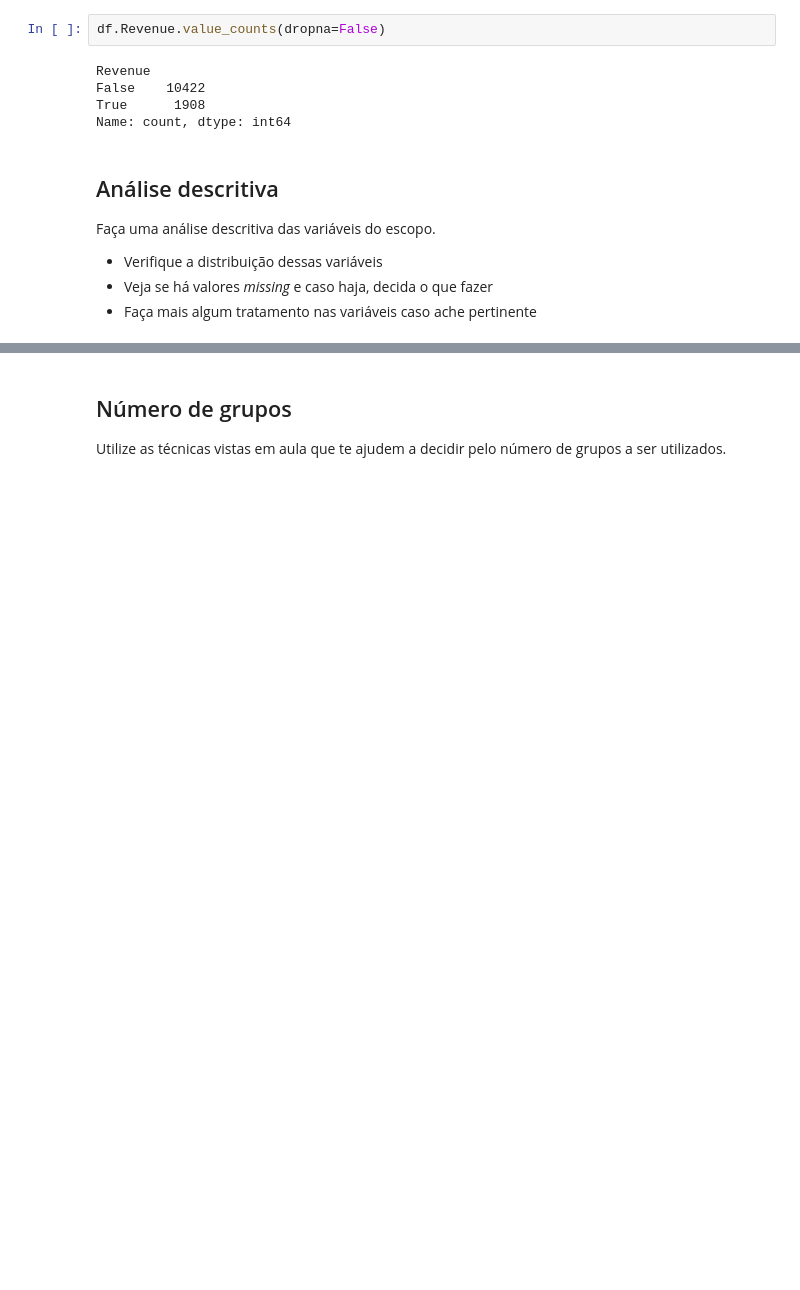
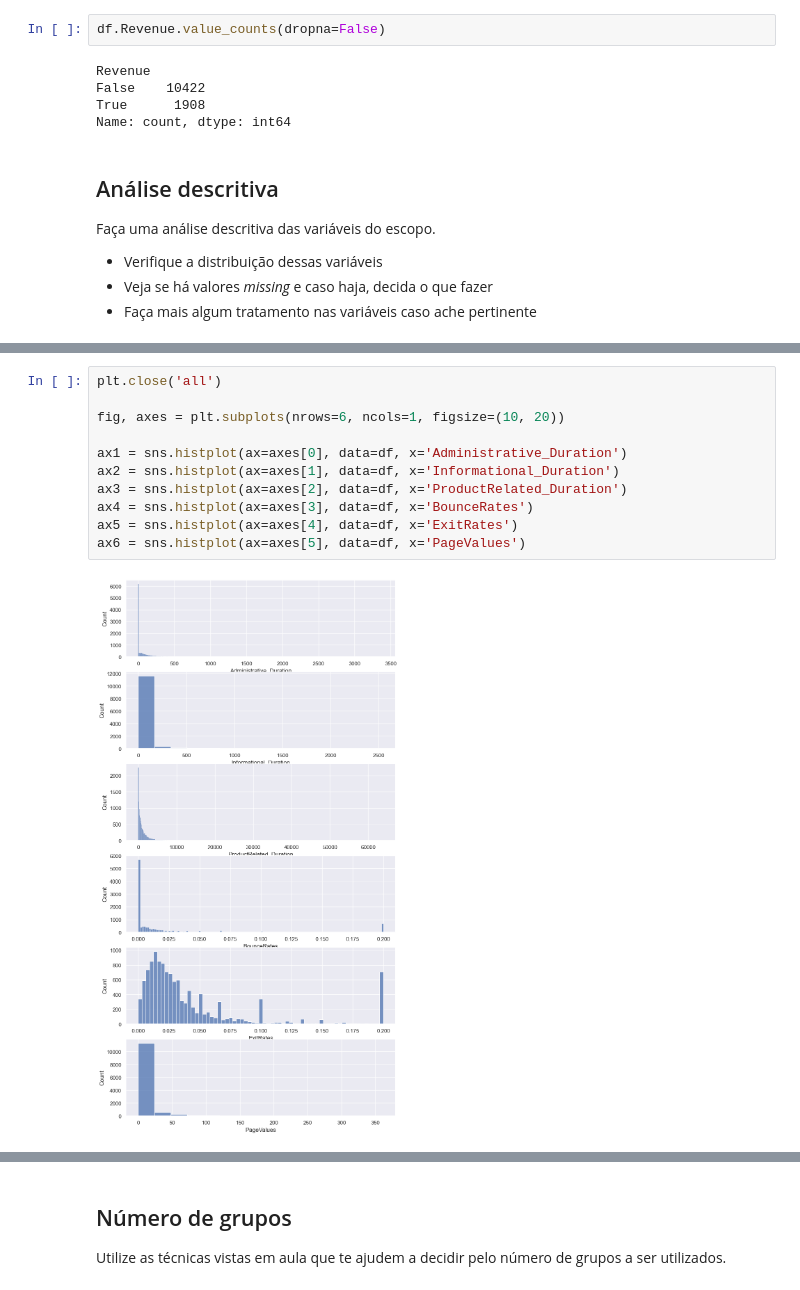
Before and after one commit to marceloaires7/EBAC-Exercicios, a Jupyter notebook: Exercício_Cientista_de_dados_Módulo29/mod29_tarefa.ipynb, the cells around one changed output, grey strips where cells are left out. Saved outputs shown, nothing was run; the diff lists cells and outputs as text; blank space fills up the shorter version.

```diff
--- a/Exercício_Cientista_de_dados_Módulo29/mod29_tarefa.ipynb
+++ b/Exercício_Cientista_de_dados_Módulo29/mod29_tarefa.ipynb
@@ -126,0 +127,13 @@ Analise
+# %%
+plt.close('all')
+
+fig, axes = plt.subplots(nrows=6, ncols=1, figsize=(10, 20))
+
+ax1 = sns.histplot(ax=axes[0], data=df, x='Administrative_Duration')
+ax2 = sns.histplot(ax=axes[1], data=df, x='Informational_Duration')
+ax3 = sns.histplot(ax=axes[2], data=df, x='ProductRelated_Duration')
+ax4 = sns.histplot(ax=axes[3], data=df, x='BounceRates')
+ax5 = sns.histplot(ax=axes[4], data=df, x='ExitRates')
+ax6 = sns.histplot(ax=axes[5], data=df, x='PageValues')
+# %% [output]
+[figure, added]
```
Also changed, not shown: parts of 17 cells of this notebook, 1 other file.
